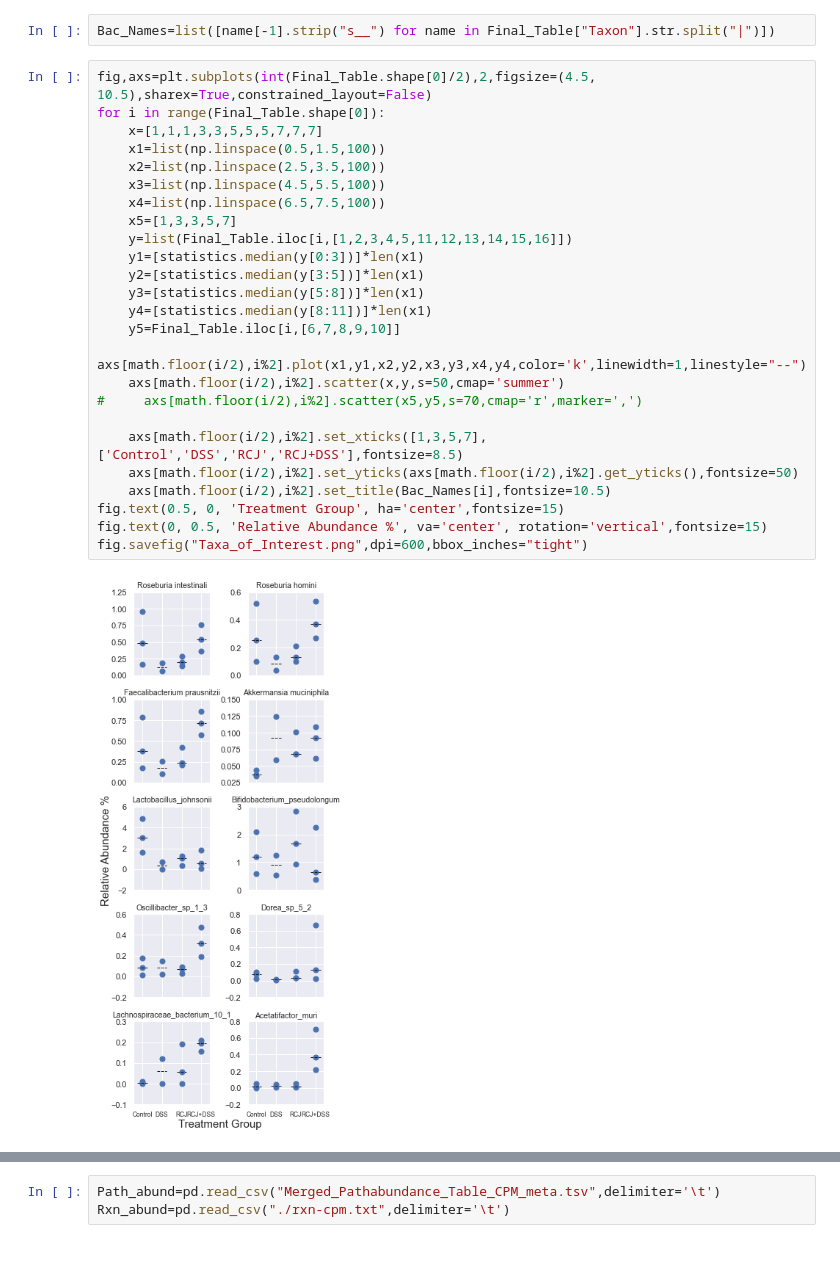
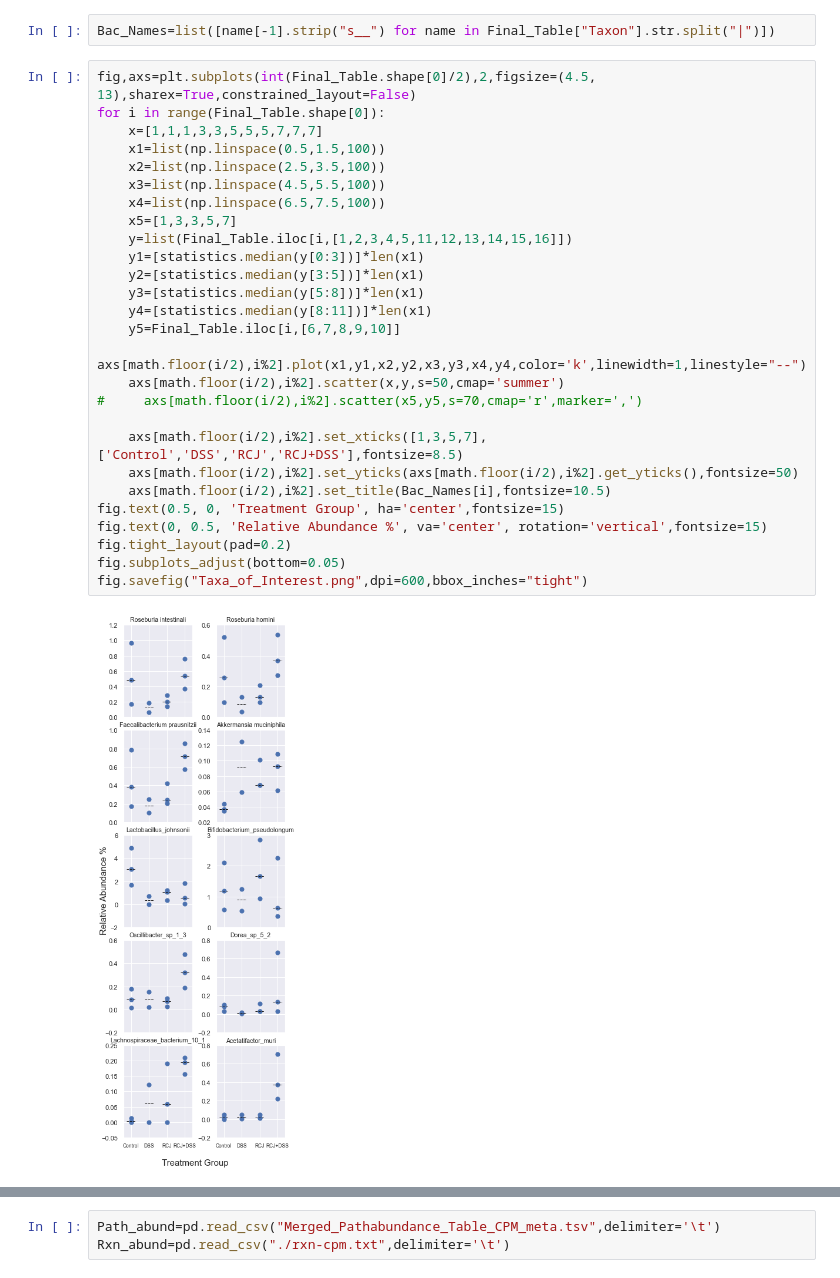
Before and after one commit to chan-csu/RCJ_Megtagenomics, a Jupyter notebook: Data_Analysis/Data_Analysis.ipynb, the cells around one changed output, grey strips where cells are left out. Drawn from its saved outputs; the diff is of its cells as text.

```diff
--- a/Data_Analysis/Data_Analysis.ipynb
+++ b/Data_Analysis/Data_Analysis.ipynb
@@ -495,32 +480,34 @@ for Bac in Desired_Species:
 # %%
 Bac_Names=list([name[-1].strip("s__") for name in Final_Table["Taxon"].str.split("|")])
 # %%
-fig,axs=plt.subplots(int(Final_Table.shape[0]/2),2,figsize=(4.5, 10.5),sharex=True,constrained_layout=False)
+fig,axs=plt.subplots(int(Final_Table.shape[0]/2),2,figsize=(4.5, 13),sharex=True,constrained_layout=False)
 for i in range(Final_Table.shape[0]):
     x=[1,1,1,3,3,5,5,5,7,7,7]
     x1=list(np.linspace(0.5,1.5,100))
     x2=list(np.linspace(2.5,3.5,100))
     x3=list(np.linspace(4.5,5.5,100))
     x4=list(np.linspace(6.5,7.5,100))
     x5=[1,3,3,5,7]
     y=list(Final_Table.iloc[i,[1,2,3,4,5,11,12,13,14,15,16]])
     y1=[statistics.median(y[0:3])]*len(x1)
     y2=[statistics.median(y[3:5])]*len(x1)
     y3=[statistics.median(y[5:8])]*len(x1)
     y4=[statistics.median(y[8:11])]*len(x1)
     y5=Final_Table.iloc[i,[6,7,8,9,10]]
     axs[math.floor(i/2),i%2].plot(x1,y1,x2,y2,x3,y3,x4,y4,color='k',linewidth=1,linestyle="--")
     axs[math.floor(i/2),i%2].scatter(x,y,s=50,cmap='summer')
 #     axs[math.floor(i/2),i%2].scatter(x5,y5,s=70,cmap='r',marker=',')
 
     axs[math.floor(i/2),i%2].set_xticks([1,3,5,7],['Control','DSS','RCJ','RCJ+DSS'],fontsize=8.5)
     axs[math.floor(i/2),i%2].set_yticks(axs[math.floor(i/2),i%2].get_yticks(),fontsize=50)
     axs[math.floor(i/2),i%2].set_title(Bac_Names[i],fontsize=10.5)
 fig.text(0.5, 0, 'Treatment Group', ha='center',fontsize=15)
 fig.text(0, 0.5, 'Relative Abundance %', va='center', rotation='vertical',fontsize=15)
+fig.tight_layout(pad=0.2)
+fig.subplots_adjust(bottom=0.05)
 fig.savefig("Taxa_of_Interest.png",dpi=600,bbox_inches="tight")
 # %% [output]
-[figure, old version]
+[figure, new version]
 # %%
 Desired_Items=["AMINOGLYCOSIDE-N3-ACETYLTRANSFERASE-RXN",
                "PWY-5910: superpathway of geranylgeranyldiphosphate biosynthesis I (via mevalonate)",
```
Also changed, not shown: parts of 11 cells of this notebook, 6 other files.
